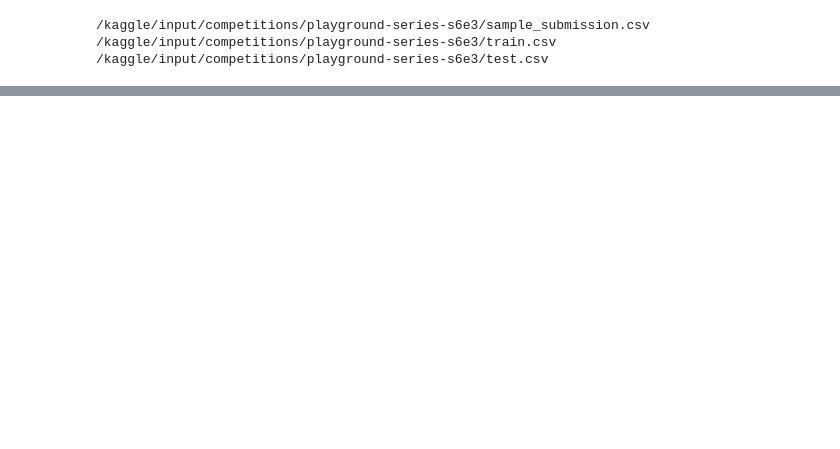
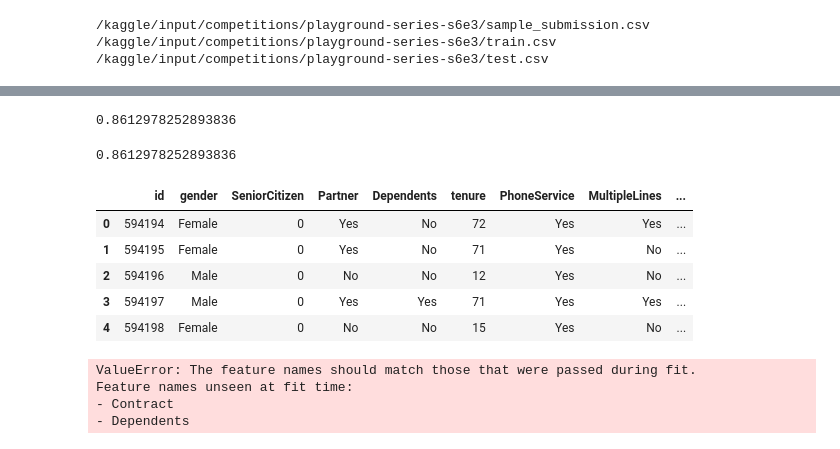
Before and after one commit to danielthomascooper/customer_churn, a Jupyter notebook: customer-churn-v0-1.ipynb, the cells around one changed output, grey strips where cells are left out. Drawn from its saved outputs; the diff is of its cells as text; code cells hidden in the pictures; blank space fills up the shorter version.

Commit message:
hist boosted version 0.1

```diff
--- a/customer-churn-v0-1.ipynb
+++ b/customer-churn-v0-1.ipynb
@@ -22,0 +110,30 @@ for dirname, _, filenames in os.walk('/kaggle/input'):
+# %%
+import scipy as sp
+import sklearn as sk
+
+hist_boosted = sk.ensemble.HistGradientBoostingClassifier()
+hist_boosted.fit(train_df_dummies, train_df_target)
+# %% [output]
+0.8612978252893836
+# %%
+hist_boosted.score(train_df_dummies, train_df_target)
+# %% [output]
+0.8612978252893836
+# %%
+test_df = pd.read_csv('/kaggle/input/competitions/playground-series-s6e3/test.csv')
+test_df.head()
+# %% [output]
+|  | id | gender | SeniorCitizen | Partner | Dependents | tenure | PhoneService | MultipleLines | ... |
+| 0 | 594194 | Female | 0 | Yes | No | 72 | Yes | Yes | ... |
+| 1 | 594195 | Female | 0 | Yes | No | 71 | Yes | No | ... |
+| 2 | 594196 | Male | 0 | No | No | 12 | Yes | No | ... |
+| 3 | 594197 | Male | 0 | Yes | Yes | 71 | Yes | Yes | ... |
+| 4 | 594198 | Female | 0 | No | No | 15 | Yes | No | ... |
+# %%
+predictions = hist_boosted.predict(test_df.drop(columns=['id']))
+predictions[:10]
+# %% [output]
+ValueError: The feature names should match those that were passed during fit.
+Feature names unseen at fit time:
+- Contract
+- Dependents
```
Also changed, not shown: parts of 10 cells of this notebook, 1 other file.
